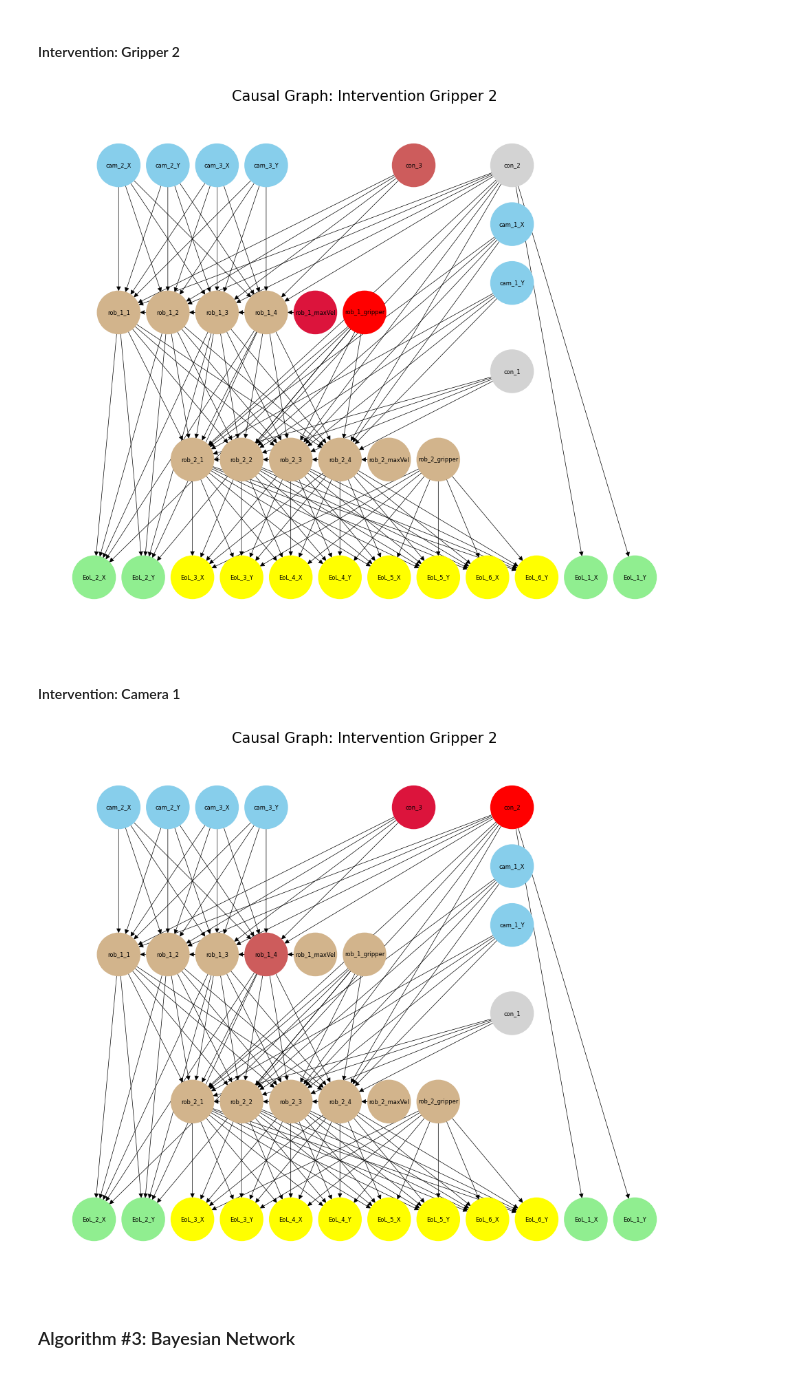
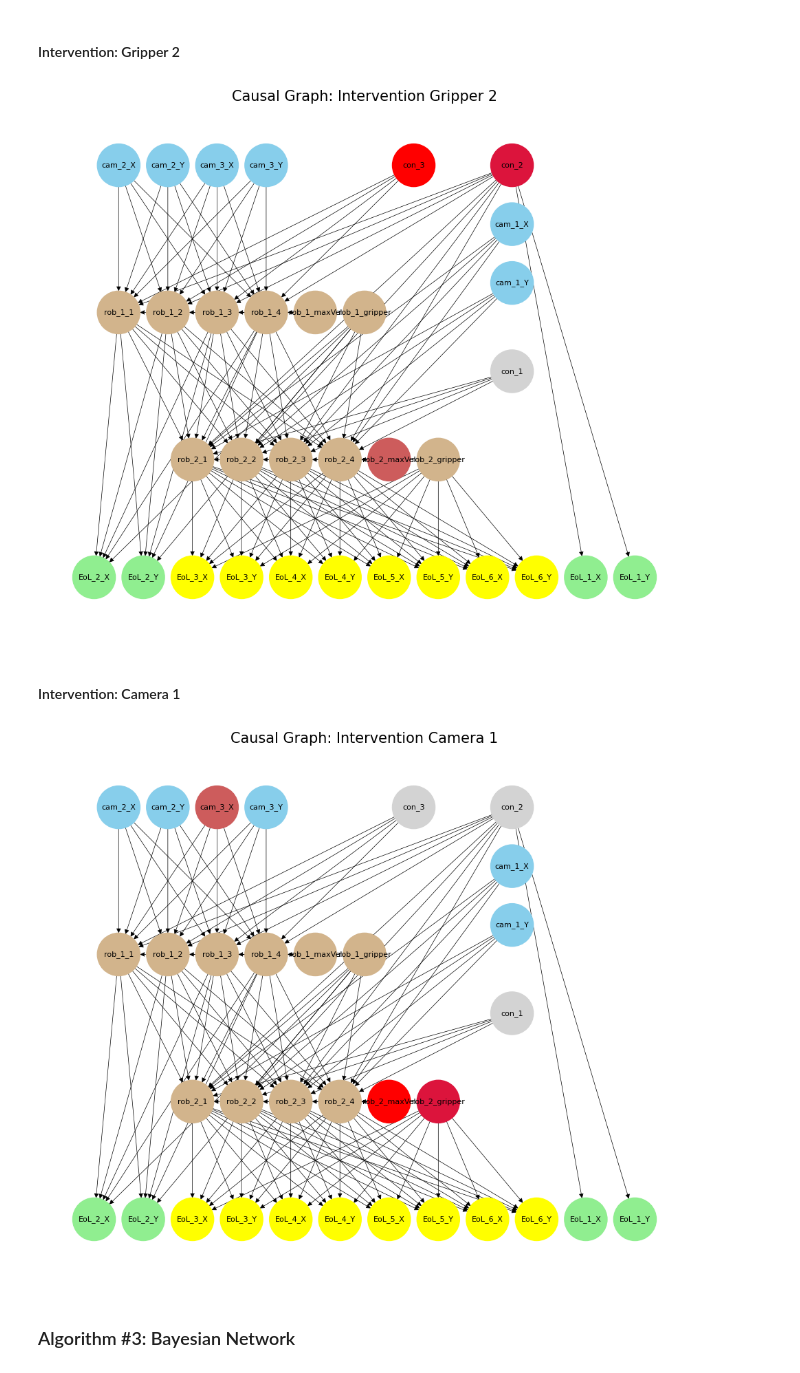
Before and after one commit to brjo0501/Master-Thesis_Code, a Jupyter notebook: Root Cause Analysis.ipynb, the cells around one changed output. Saved outputs shown, nothing was run; the diff lists cells and outputs as text; code cells hidden in the pictures.

```diff
--- a/Root Cause Analysis.ipynb
+++ b/Root Cause Analysis.ipynb
@@ -220,6 +232,7 @@ abnormal_data_df_3 = abnormal_data_df_3[nodes]
 data_df = pd.concat([normal_data_df,abnormal_data_df_1.loc[abnormal_data_df_1.index]],ignore_index=True)
 data_df = pd.concat([data_df,abnormal_data_df_2.loc[abnormal_data_df_2.index]],ignore_index=True)
 data_df = pd.concat([data_df,abnormal_data_df_3.loc[abnormal_data_df_3.index]],ignore_index=True)
+data_df = pd.concat([data_df,abnormal_data_df_4.loc[abnormal_data_df_4.index]],ignore_index=True)
 data_df.head()
 # %% [output]
 |  | cam_1_X | cam_2_X | cam_3_X | cam_1_Y | cam_2_Y | cam_3_Y | EoL_1_X | EoL_2_X | EoL_3_X | EoL_4_X | ... | ... |
@@ -377,0 +393,38 @@ plt.savefig('causal_graph_gripper_2_HT.png')
+# %%
+abnormal_nodes = []
+new_colors = colors.copy()
+
+results = pd.DataFrame()
+for node in EoL_nodes:
+    # Basic Anomaly Detection
+    if (abnormal_data_df_4[node] == 0.0).any():
+        abnormal_nodes.append(node)
+        new_colors[node] = 'yellow'
+        results[node] = model.find_root_causes(abnormal_data_df_4,node, True).to_list()
+        test = results
+
+rank1_root_cause = list()
+rank2_root_cause = list()
+rank3_root_cause = list()
+
+for node in abnormal_nodes:
+    rank1_root_cause.append(results[node][0]['root_cause'])
+    rank2_root_cause.append(results[node][1]['root_cause'])
+    rank3_root_cause.append(results[node][2]['root_cause'])
+
+for node in rank1_root_cause:
+     new_colors[node] = 'red'
+
+for node in rank2_root_cause:
+     new_colors[node] = 'crimson'
+
+for node in rank3_root_cause:
+     new_colors[node] = 'indianred'
+
+# Draw the graph
+plt.figure(figsize=(12, 10))
+plt.xlim((-12,14))
+plt.ylim((-10,8))
+plt.title('Causal Graph: Intervention Conveyor 1', fontsize=15)
+nx.draw(G, pos,with_labels=True,node_size=2000, node_color=[new_colors[node] for node in G.nodes()], font_size=8, arrowsize=10,width=0.5)
+plt.savefig('causal_graph_conveyor_1_HT.png')
@@ -438,40 +493,40 @@ plt.figure(figsize=(12, 10))
 plt.xlim((-12,14))
 plt.ylim((-10,8))
 plt.title('Causal Graph: Intervention Gripper 2', fontsize=15)
-nx.draw(G, pos,with_labels=True,node_size=2000, node_color=[new_colors[node] for node in G.nodes()], font_size=6, arrowsize=10,width=0.5)
+nx.draw(G, pos,with_labels=True,node_size=2000, node_color=[new_colors[node] for node in G.nodes()], font_size=8, arrowsize=10,width=0.5)
 plt.savefig('causal_graph_gripper_2_ED.png')
 # %% [output]
-[figure, old version]
+[figure, new version]
 # %% [markdown]
 #### Intervention: Camera 1
 # %%
 abnormal_nodes = []
 new_colors = colors.copy()
 
 for node in EoL_nodes:
     # Basic Anomaly Detection
     if (abnormal_data_df_3[node] == 0.0).any():
         abnormal_nodes.append(node)
         new_colors[node] = 'yellow'
 
 results = model.find_root_causes(abnormal_data_df_3)
 root_cause_nodes = pd.DataFrame(results.root_cause_nodes)
 
 new_colors[root_cause_nodes[0][0]] = 'red'
 
 new_colors[root_cause_nodes[0][1]] = 'crimson'
 
 new_colors[root_cause_nodes[0][2]] = 'indianred'
 
 # Draw the graph
 plt.figure(figsize=(12, 10))
 plt.xlim((-12,14))
 plt.ylim((-10,8))
-plt.title('Causal Graph: Intervention Gripper 2', fontsize=15)
-nx.draw(G, pos,with_labels=True,node_size=2000, node_color=[new_colors[node] for node in G.nodes()], font_size=6, arrowsize=10,width=0.5)
-plt.savefig('causal_graph_gripper_2_ED.png')
+plt.title('Causal Graph: Intervention Camera 1', fontsize=15)
+nx.draw(G, pos,with_labels=True,node_size=2000, node_color=[new_colors[node] for node in G.nodes()], font_size=8, arrowsize=10,width=0.5)
+plt.savefig('causal_graph_gripper_3_ED.png')
 # %% [output]
-[figure, old version]
+[figure, new version]
 # %% [markdown]
 ### Algorithm #3: Bayesian Network
 # %% [markdown]
```
Also changed, not shown: parts of 17 cells of this notebook, 8 other files.
